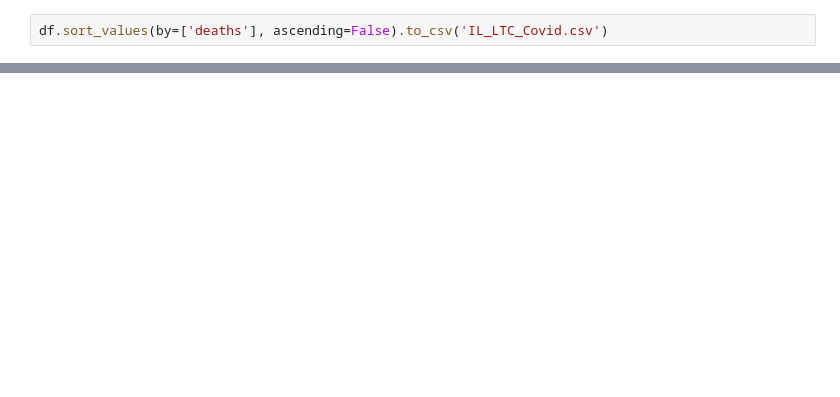
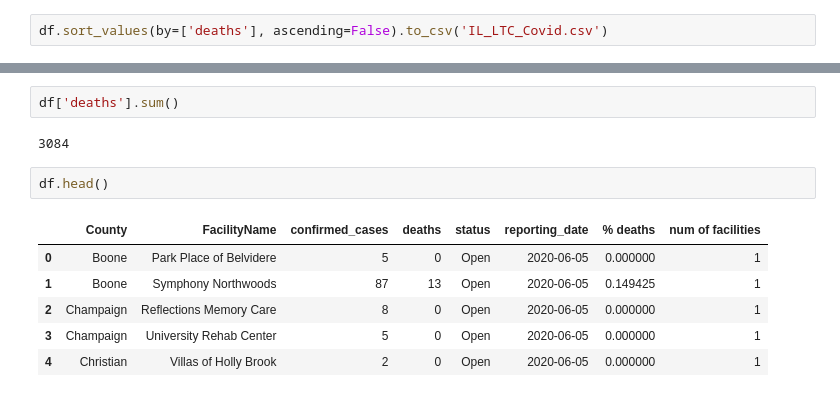
Before and after one commit to JaviThomas/Covid-County-LTC-Analysis, a Jupyter notebook: IL_LTC_Data_Analysis.ipynb, the cells around one changed output, grey strips where cells are left out. Cells and saved outputs as stored; diff of their text form; blank space fills up the shorter version.

```diff
--- a/IL_LTC_Data_Analysis.ipynb
+++ b/IL_LTC_Data_Analysis.ipynb
@@ -123,0 +108,13 @@ df.sort_values(by=['deaths'], ascending=False)
+# %%
+df['deaths'].sum()
+# %% [output]
+3084
+# %%
+df.head()
+# %% [output]
+|  | County | FacilityName | confirmed_cases | deaths | status | reporting_date | % deaths | num of facilities |
+| 0 | Boone | Park Place of Belvidere | 5 | 0 | Open | 2020-06-05 | 0.000000 | 1 |
+| 1 | Boone | Symphony Northwoods | 87 | 13 | Open | 2020-06-05 | 0.149425 | 1 |
+| 2 | Champaign | Reflections Memory Care | 8 | 0 | Open | 2020-06-05 | 0.000000 | 1 |
+| 3 | Champaign | University Rehab Center | 5 | 0 | Open | 2020-06-05 | 0.000000 | 1 |
+| 4 | Christian | Villas of Holly Brook | 2 | 0 | Open | 2020-06-05 | 0.000000 | 1 |
```
Also changed, not shown: parts of 5 cells of this notebook, 8 other files.
